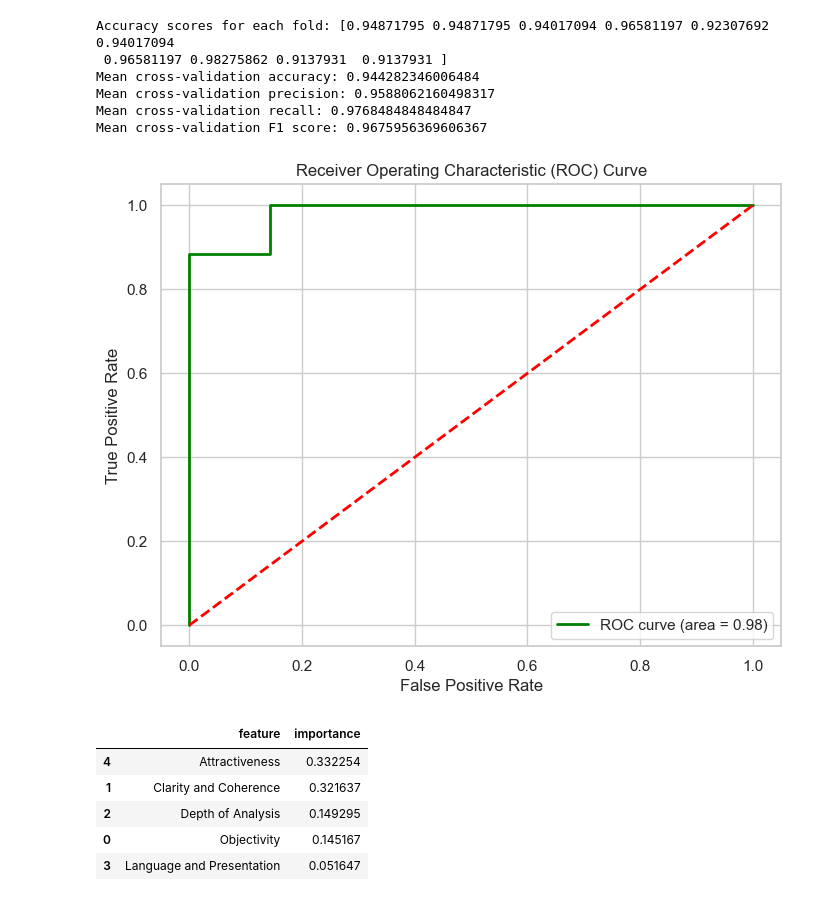
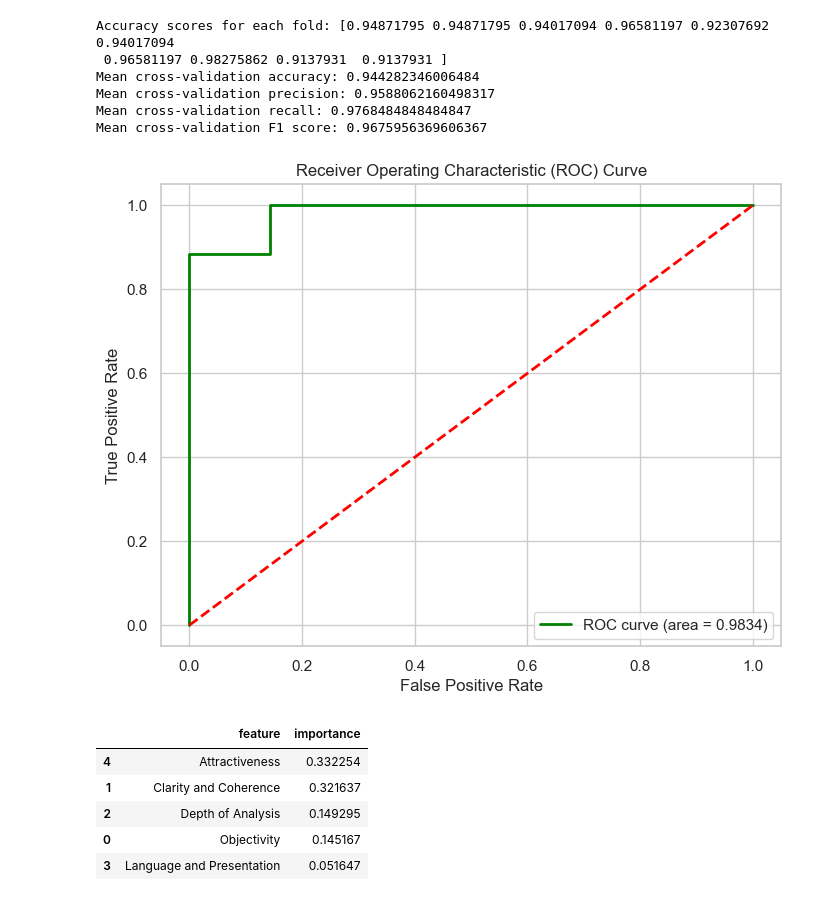
Before and after one commit to WilliamLiao2015/NYCU-Artificial-Intelligence-Capstone-Project-1, a Jupyter notebook: methods/supervised/RandomForest.ipynb, the cells around one changed output. Cells and saved outputs as stored; diff of their text form; code cells hidden in the pictures.

```diff
--- a/methods/supervised/RandomForest.ipynb
+++ b/methods/supervised/RandomForest.ipynb
@@ -267,19 +267,19 @@ Mean cross-validation F1 score: 0.9675956369606367
 # %%
 y_reduce_pred_prob = rf_reduce.predict_proba(X_test_reduce)[:, 1]
 fpr, tpr, thresholds = roc_curve(y_test_reduce, y_reduce_pred_prob)
 roc_auc = auc(fpr, tpr)
 plt.figure(figsize=(8, 6))
-plt.plot(fpr, tpr, color='green', lw=2, label=f'ROC curve (area = {roc_auc:.2f})')
+plt.plot(fpr, tpr, color='green', lw=2, label=f'ROC curve (area = {roc_auc:.4f})')
 plt.plot([0, 1], [0, 1], color='red', lw=2, linestyle='--')
 plt.xlim([-0.05, 1.05])
 plt.ylim([-0.05, 1.05])
 plt.xlabel('False Positive Rate')
 plt.ylabel('True Positive Rate')
 plt.title('Receiver Operating Characteristic (ROC) Curve')
 plt.legend(loc="lower right")
 plt.show()
 # %% [output]
-[figure, old version]
+[figure, new version]
 # %%
 fi_cv_model_reduce = pd.DataFrame({'feature': X_train_reduce.columns,
                    'importance': rf_reduce.feature_importances_}).\
```
Also changed, not shown: parts of 12 cells of this notebook.
